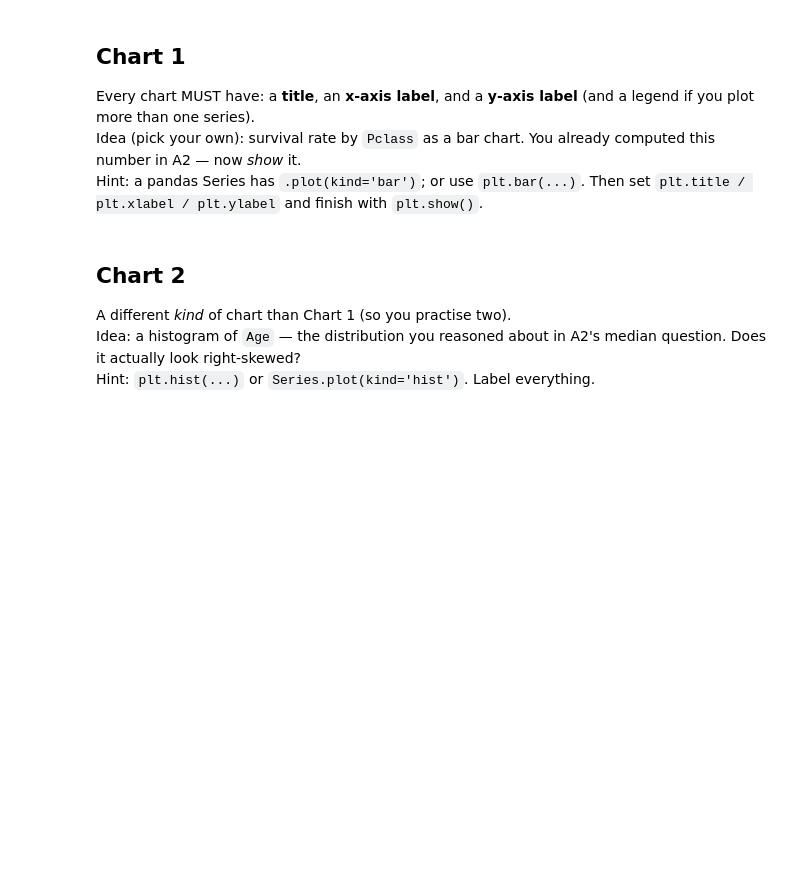
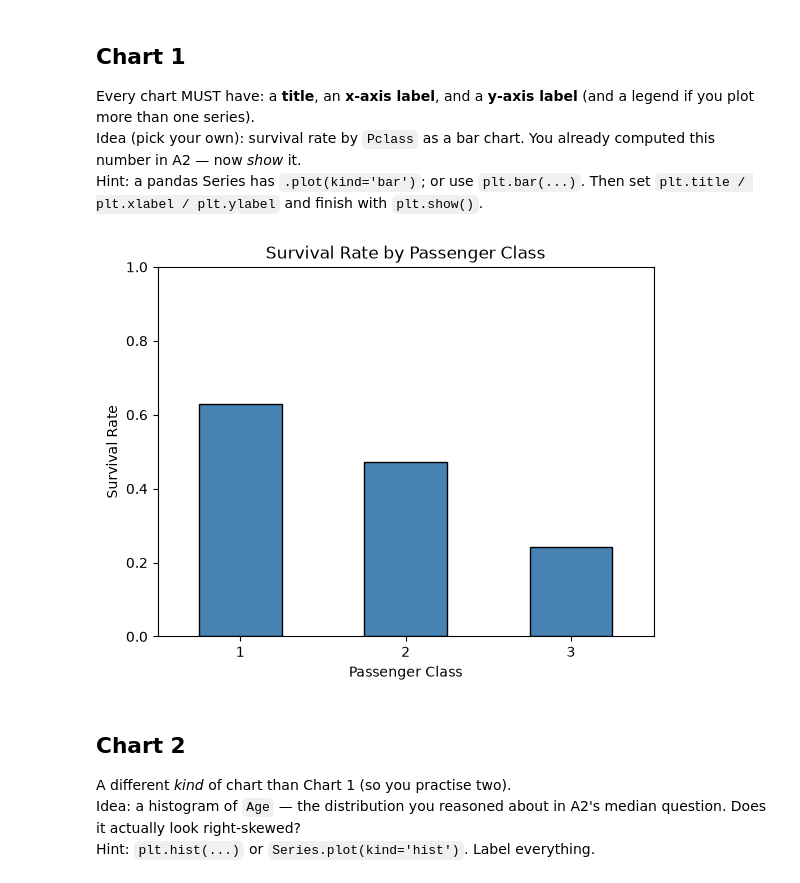
Before and after one commit to shubhamku044/ai-engineering-journey, a Jupyter notebook: phase-1-python-for-data/week-01/a3-mini-project/a3_mini_project.ipynb, the cells around one changed output. Saved outputs shown, nothing was run; the diff lists cells and outputs as text; code cells hidden in the pictures; blank space fills up the shorter version.

Commit message:
A3: mini-project (8/10) — survival-by-class bar + age histogram; complete Phase 1 Week 1

```diff
--- a/phase-1-python-for-data/week-01/a3-mini-project/a3_mini_project.ipynb
+++ b/phase-1-python-for-data/week-01/a3-mini-project/a3_mini_project.ipynb
@@ -26,3 +31,17 @@ Every chart MUST have: a **title**, an **x-axis label**, and a **y-axis label**
+# %%
+# TODO: chart 1 (with title + axis labels)
+survival_by_class = df.groupby('Pclass')['Survived'].mean()
+
+survival_by_class.plot(kind='bar', color='steelblue', edgecolor='black')
+
+plt.title('Survival Rate by Passenger Class')
+plt.xlabel('Passenger Class')
+plt.ylabel('Survival Rate')
+plt.xticks(rotation=0)          # keep class labels upright
+plt.ylim(0, 1)                  # survival rate is a fraction, so cap at 1
+plt.show()
+# %% [output]
+[figure, added]
 # %% [markdown]
 ## Chart 2
 A different *kind* of chart than Chart 1 (so you practise two).
```
Also changed, not shown: parts of 7 cells of this notebook, 1 other file.
